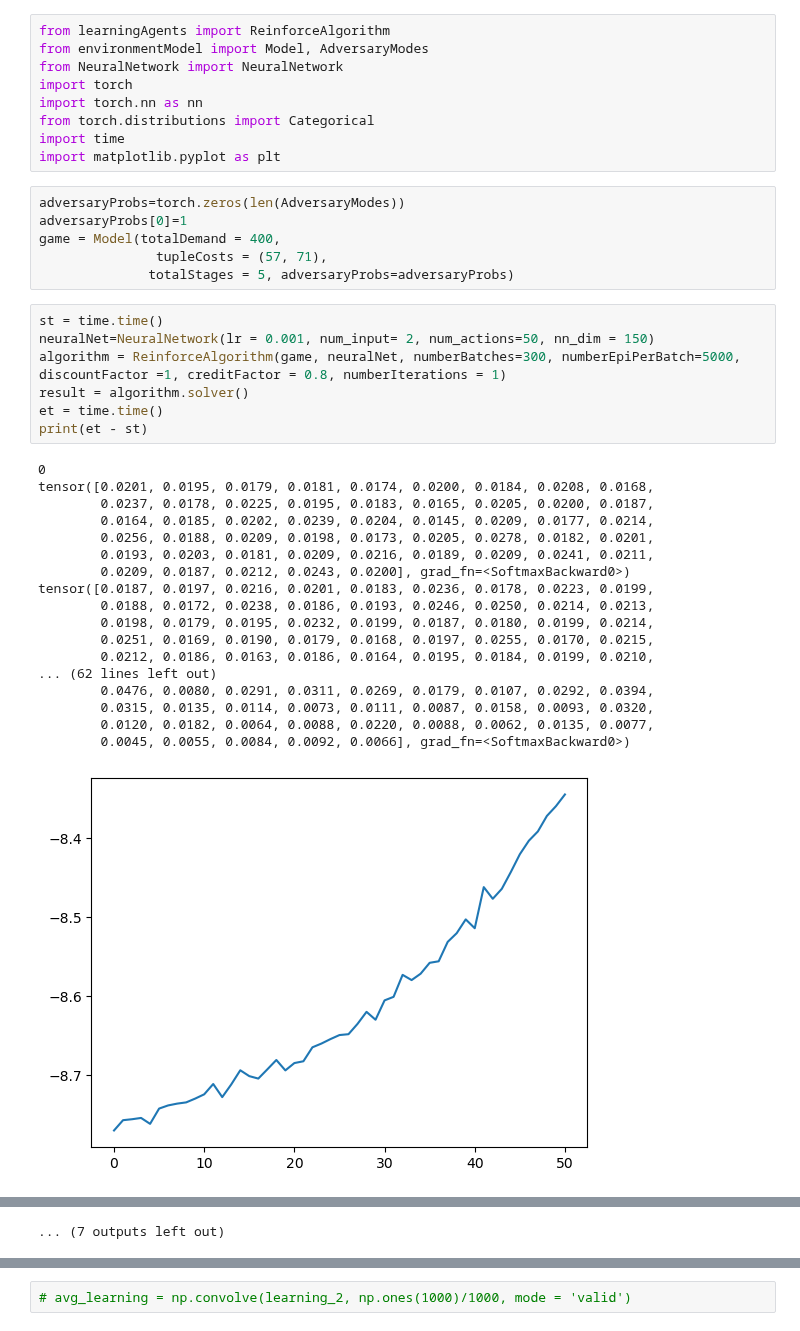
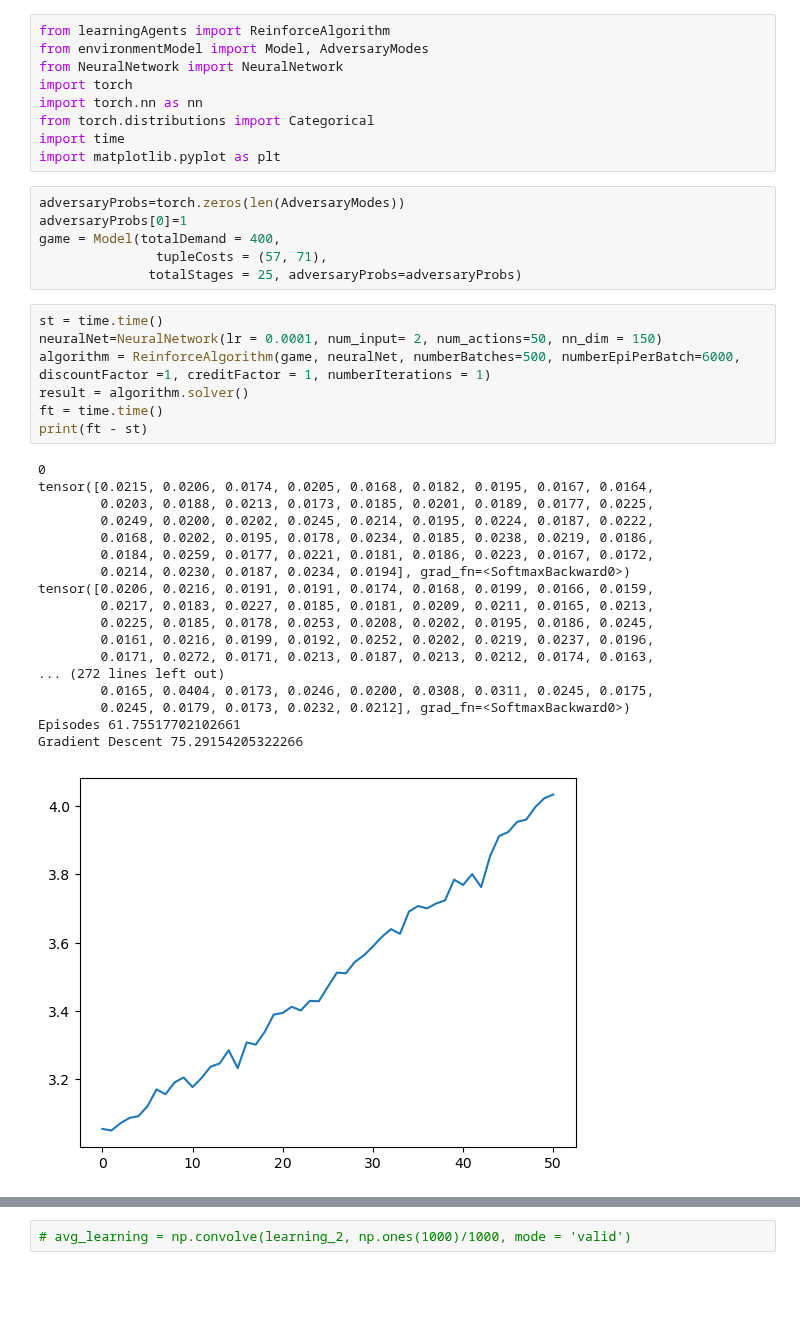
Before and after one commit to stengel/EquiLearn, a Jupyter notebook: learningAgents/src/LearningAgent_Simulations1.ipynb, the cells around one changed output, grey strips where cells are left out. Drawn from its saved outputs; the diff is of its cells as text; blank space fills up the shorter version.

```diff
--- a/learningAgents/src/LearningAgent_Simulations1.ipynb
+++ b/learningAgents/src/LearningAgent_Simulations1.ipynb
@@ -12,30 +12,30 @@ adversaryProbs=torch.zeros(len(AdversaryModes))
 adversaryProbs[0]=1
 game = Model(totalDemand = 400,
                tupleCosts = (57, 71),
-              totalStages = 5, adversaryProbs=adversaryProbs)
+              totalStages = 25, adversaryProbs=adversaryProbs)
 # %%
 st = time.time()
-neuralNet=NeuralNetwork(lr = 0.001, num_input= 2, num_actions=50, nn_dim = 150)
-algorithm = ReinforceAlgorithm(game, neuralNet, numberBatches=300, numberEpiPerBatch=5000, discountFactor =1, creditFactor = 0.8, numberIterations = 1)
+neuralNet=NeuralNetwork(lr = 0.0001, num_input= 2, num_actions=50, nn_dim = 150)
+algorithm = ReinforceAlgorithm(game, neuralNet, numberBatches=500, numberEpiPerBatch=6000, discountFactor =1, creditFactor = 1, numberIterations = 1)
 result = algorithm.solver()
-et = time.time()
-print(et - st)
+ft = time.time()
+print(ft - st)
 # %% [output]
 0
-tensor([0.0201, 0.0195, 0.0179, 0.0181, 0.0174, 0.0200, 0.0184, 0.0208, 0.0168,
-        0.0237, 0.0178, 0.0225, 0.0195, 0.0183, 0.0165, 0.0205, 0.0200, 0.0187,
-        0.0164, 0.0185, 0.0202, 0.0239, 0.0204, 0.0145, 0.0209, 0.0177, 0.0214,
-        0.0256, 0.0188, 0.0209, 0.0198, 0.0173, 0.0205, 0.0278, 0.0182, 0.0201,
-        0.0193, 0.0203, 0.0181, 0.0209, 0.0216, 0.0189, 0.0209, 0.0241, 0.0211,
-        0.0209, 0.0187, 0.0212, 0.0243, 0.0200], grad_fn=<SoftmaxBackward0>)
-tensor([0.0187, 0.0197, 0.0216, 0.0201, 0.0183, 0.0236, 0.0178, 0.0223, 0.0199,
-        0.0188, 0.0172, 0.0238, 0.0186, 0.0193, 0.0246, 0.0250, 0.0214, 0.0213,
-        0.0198, 0.0179, 0.0195, 0.0232, 0.0199, 0.0187, 0.0180, 0.0199, 0.0214,
-        0.0251, 0.0169, 0.0190, 0.0179, 0.0168, 0.0197, 0.0255, 0.0170, 0.0215,
-        0.0212, 0.0186, 0.0163, 0.0186, 0.0164, 0.0195, 0.0184, 0.0199, 0.0210,
-... (62 lines left out)
-        0.0476, 0.0080, 0.0291, 0.0311, 0.0269, 0.0179, 0.0107, 0.0292, 0.0394,
-        0.0315, 0.0135, 0.0114, 0.0073, 0.0111, 0.0087, 0.0158, 0.0093, 0.0320,
-        0.0120, 0.0182, 0.0064, 0.0088, 0.0220, 0.0088, 0.0062, 0.0135, 0.0077,
-        0.0045, 0.0055, 0.0084, 0.0092, 0.0066], grad_fn=<SoftmaxBackward0>)
+tensor([0.0215, 0.0206, 0.0174, 0.0205, 0.0168, 0.0182, 0.0195, 0.0167, 0.0164,
+        0.0203, 0.0188, 0.0213, 0.0173, 0.0185, 0.0201, 0.0189, 0.0177, 0.0225,
+        0.0249, 0.0200, 0.0202, 0.0245, 0.0214, 0.0195, 0.0224, 0.0187, 0.0222,
+        0.0168, 0.0202, 0.0195, 0.0178, 0.0234, 0.0185, 0.0238, 0.0219, 0.0186,
+        0.0184, 0.0259, 0.0177, 0.0221, 0.0181, 0.0186, 0.0223, 0.0167, 0.0172,
+        0.0214, 0.0230, 0.0187, 0.0234, 0.0194], grad_fn=<SoftmaxBackward0>)
+tensor([0.0206, 0.0216, 0.0191, 0.0191, 0.0174, 0.0168, 0.0199, 0.0166, 0.0159,
+        0.0217, 0.0183, 0.0227, 0.0185, 0.0181, 0.0209, 0.0211, 0.0165, 0.0213,
+        0.0225, 0.0185, 0.0178, 0.0253, 0.0208, 0.0202, 0.0195, 0.0186, 0.0245,
+        0.0161, 0.0216, 0.0199, 0.0192, 0.0252, 0.0202, 0.0219, 0.0237, 0.0196,
+        0.0171, 0.0272, 0.0171, 0.0213, 0.0187, 0.0213, 0.0212, 0.0174, 0.0163,
+... (272 lines left out)
+        0.0165, 0.0404, 0.0173, 0.0246, 0.0200, 0.0308, 0.0311, 0.0245, 0.0175,
+        0.0245, 0.0179, 0.0173, 0.0232, 0.0212], grad_fn=<SoftmaxBackward0>)
+Episodes 61.75517702102661
+Gradient Descent 75.29154205322266
-[figure, old version]
+[figure, new version]
@@ -100,4 +60,3 @@ tensor([5.5832e-04, 2.0025e-03, 6.8710e-03, 5.4851e-03, 3.6017e-04, 5.8247e-03,
-... (7 outputs left out)
 # %%
 if result[3] > 0.9:
     print(result[1], result[2], result[3])
```
Also changed, not shown: parts of 11 cells of this notebook, 9 other files.
